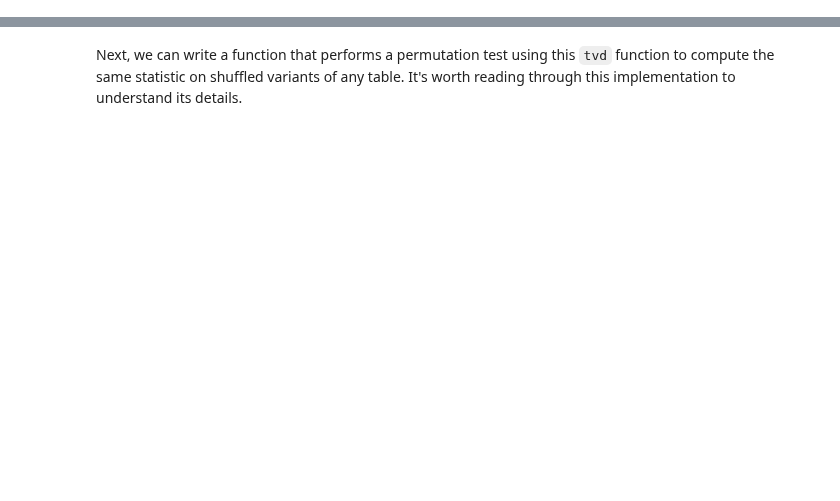
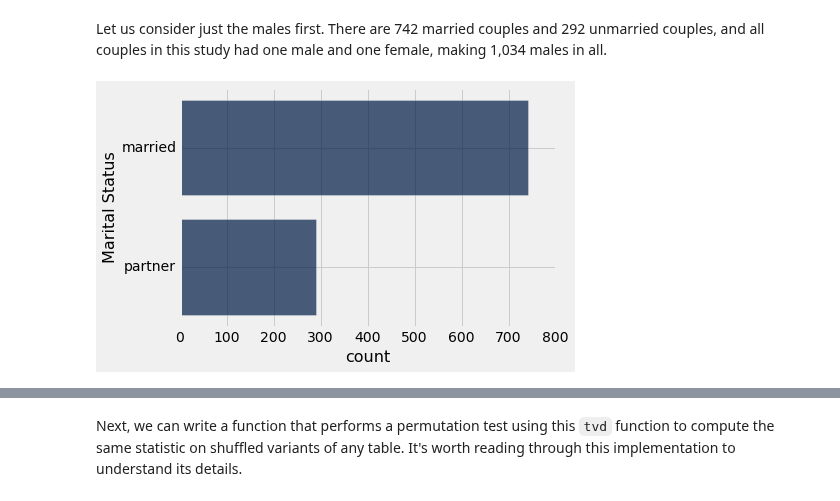
Before and after one commit to data-8/textbook, a Jupyter notebook: notebooks/Permutation.ipynb, the cells around one changed output, grey strips where cells are left out. Saved outputs shown, nothing was run; the diff lists cells and outputs as text; code cells hidden in the pictures; blank space fills up the shorter version.

```diff
--- a/notebooks/Permutation.ipynb
+++ b/notebooks/Permutation.ipynb
@@ -1,6 +0,0 @@
-# %%
-# HIDDEN
-from datascience import *
-%matplotlib inline
-import matplotlib.pyplot as plots
-plots.style.use('fivethirtyeight')
@@ -359,0 +1,11 @@ tvd(males, 'mar_status', 'empl_status')
+# %%
+from datascience import *
+import numpy as np
+
+import matplotlib
+matplotlib.use('Agg', warn=False)
+%matplotlib inline
+import matplotlib.pyplot as plt
+plt.style.use('fivethirtyeight')
+import warnings
+warnings.simplefilter(action="ignore", category=FutureWarning)
@@ -359,0 +29,4 @@ tvd(males, 'mar_status', 'empl_status')
+# %%
+columns = ['Marital Status', 'Employment Status', 'Gender', 'Age', ]
+couples = Table.read_table('couples.csv').select(columns)
+couples
@@ -359,0 +46,12 @@ tvd(males, 'mar_status', 'empl_status')
+# %% [markdown]
+Let us consider just the males first. There are 742 married couples and 292 unmarried couples, and all couples in this study had one male and one female, making 1,034 males in all.
+# %%
+# Separate tables for married and cohabiting unmarried couples:
+
+married_men = couples.where('Gender', 'male').where('Marital Status', 'married')
+partnered_men = couples.where('Gender', 'male').where('Marital Status', 'partner')
+
+# Let's see how many married and unmarried people there are:
+couples.where('Gender', 'male').group('Marital Status').barh("Marital Status")
+# %% [output]
+[figure, added]
```
Also changed, not shown: parts of 130 cells of this notebook, 1 other file.
